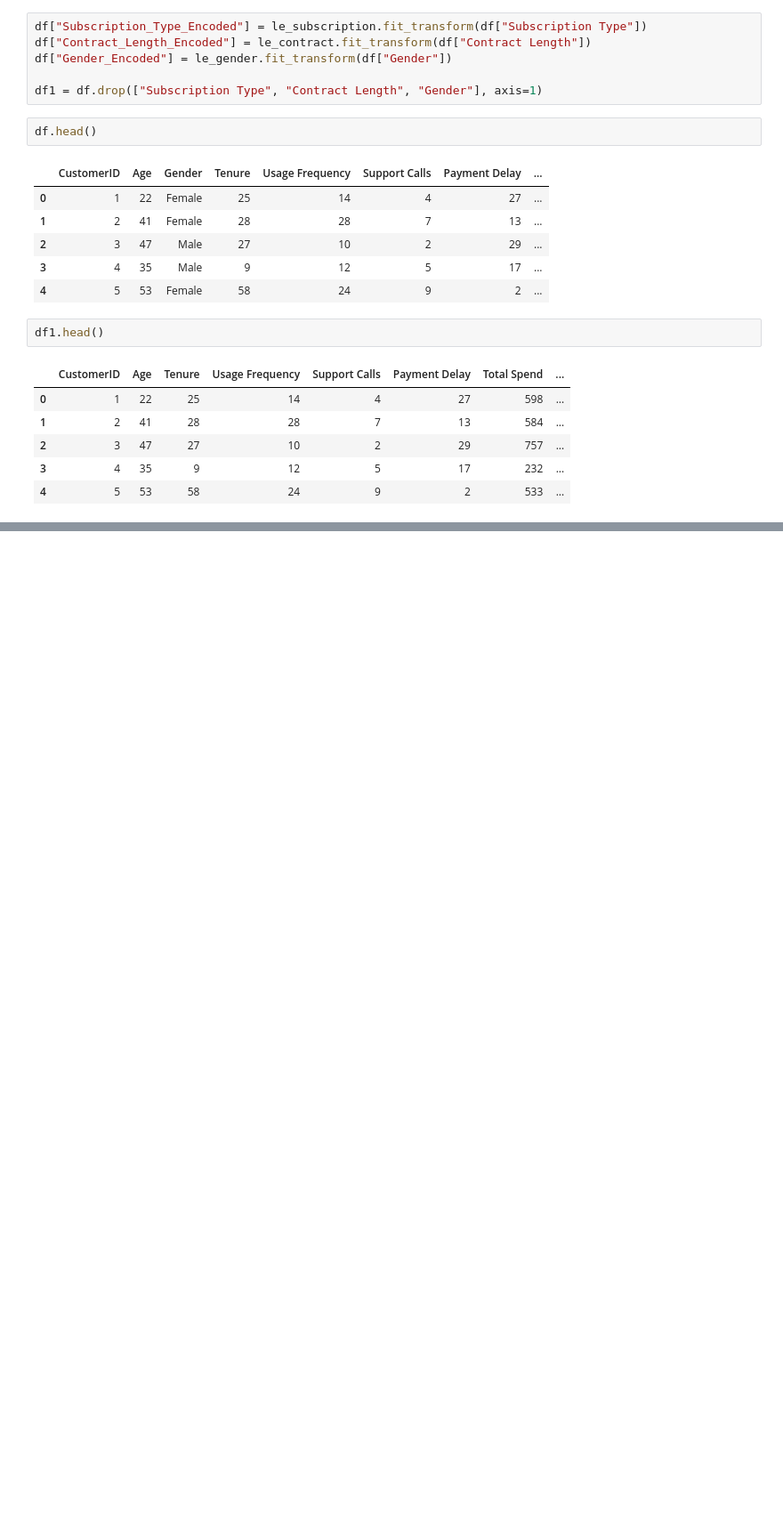
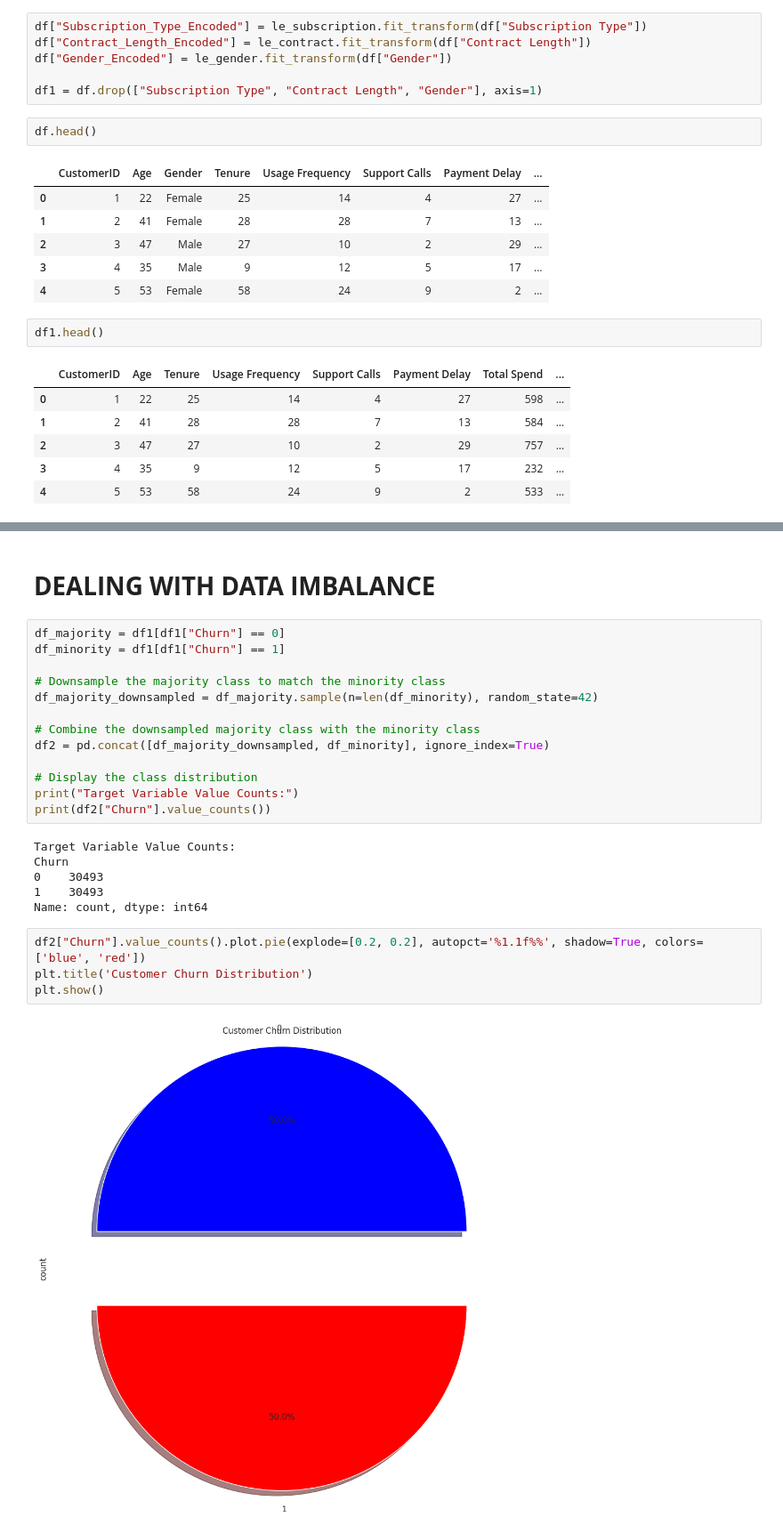
Before and after one commit to TshidisoKingk/Telco-Customer-Churn, a Jupyter notebook: Customer_churn.ipynb, the cells around one changed output, grey strips where cells are left out. Shown at 89% size. Saved outputs shown, nothing was run; the diff lists cells and outputs as text; blank space fills up the shorter version.

```diff
--- a/Customer_churn.ipynb
+++ b/Customer_churn.ipynb
@@ -267,0 +519,27 @@ plt.show()
+# %% [markdown]
+# **DEALING WITH DATA IMBALANCE**
+# %%
+df_majority = df1[df1["Churn"] == 0]
+df_minority = df1[df1["Churn"] == 1]
+
+# Downsample the majority class to match the minority class
+df_majority_downsampled = df_majority.sample(n=len(df_minority), random_state=42)
+
+# Combine the downsampled majority class with the minority class
+df2 = pd.concat([df_majority_downsampled, df_minority], ignore_index=True)
+
+# Display the class distribution
+print("Target Variable Value Counts:")
+print(df2["Churn"].value_counts())
+# %% [output]
+Target Variable Value Counts:
+Churn
+0    30493
+1    30493
+Name: count, dtype: int64
+# %%
+df2["Churn"].value_counts().plot.pie(explode=[0.2, 0.2], autopct='%1.1f%%', shadow=True, colors=['blue', 'red'])
+plt.title('Customer Churn Distribution')
+plt.show()
+# %% [output]
+[figure, added]
```
Also changed, not shown: parts of 40 cells of this notebook.
